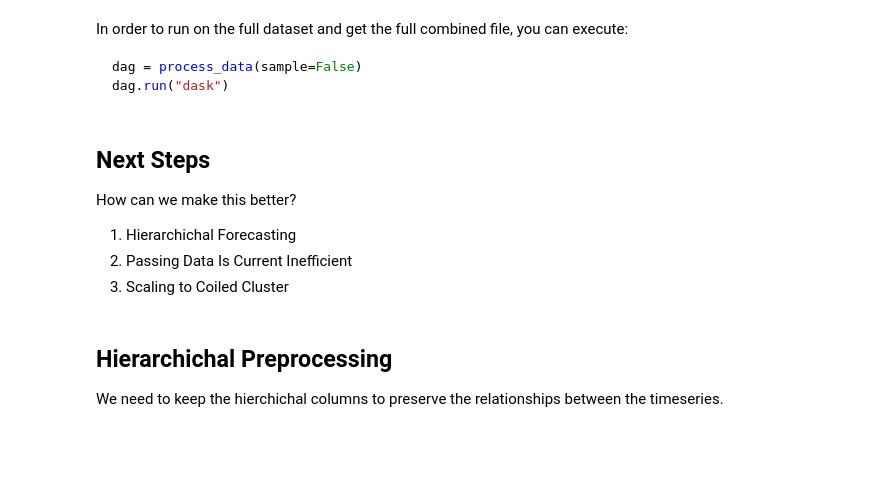
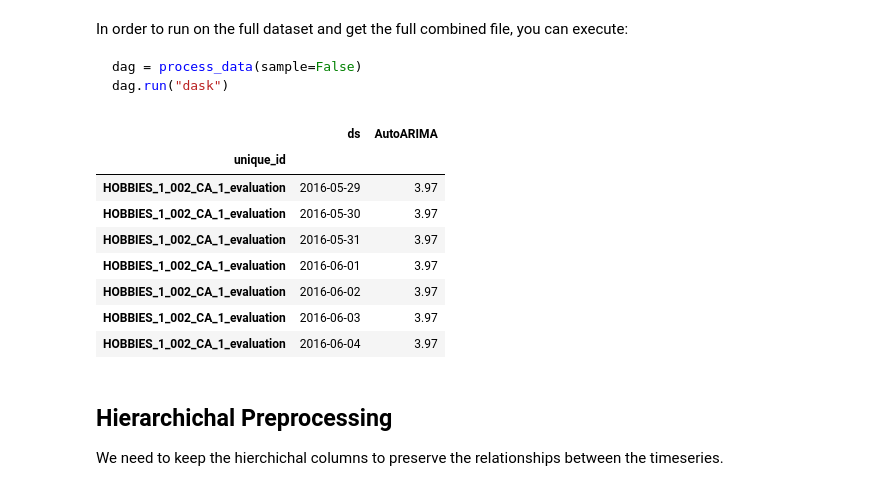
Before and after one commit to kvnkho/large-scale-timeseries, a Jupyter notebook: notebooks/03-preprocessing_with_fugue.ipynb, the cells around one changed output. Saved outputs shown, nothing was run; the diff lists cells and outputs as text; code cells hidden in the pictures; blank space fills up the shorter version.

```diff
--- a/notebooks/03-preprocessing_with_fugue.ipynb
+++ b/notebooks/03-preprocessing_with_fugue.ipynb
@@ -143,27 +137,38 @@ dag.run("dask")
 # %%
 from statsforecast.distributed.utils import forecast
 from statsforecast.models import AutoARIMA
 from statsforecast import StatsForecast
 
 df = pd.read_parquet(f"{WORKING_DIR}/combined.parquet")
 df = df[["unique_id", "ds", "y","sell_price"]]
 
 model = StatsForecast(
     df=df,
     models=[AutoARIMA(season_length=7)],
     freq='D',
     n_jobs=-1
 )
 
-# Pass a forecast to the forecast
-model.forecast(7, X_df)
+# We can forecast for one timeseries.
+# We need the future values of exogenous regressors.
+sample = pd.DataFrame({
+    'unique_id': ['HOBBIES_1_002_CA_1_evaluation']*7,
+    'ds': pd.date_range(start='2016-05-22', end='2016-05-28').tolist(),
+    'sell_price': [3.97] * 7
+})
+
+# Pass the exogenous regressors
+model.forecast(7, sample)
+# %% [output]
+|  | ds | AutoARIMA |
+| unique_id |  |  |
+| HOBBIES_1_002_CA_1_evaluation | 2016-05-29 | 3.97 |
+| HOBBIES_1_002_CA_1_evaluation | 2016-05-30 | 3.97 |
+| HOBBIES_1_002_CA_1_evaluation | 2016-05-31 | 3.97 |
+| HOBBIES_1_002_CA_1_evaluation | 2016-06-01 | 3.97 |
+| HOBBIES_1_002_CA_1_evaluation | 2016-06-02 | 3.97 |
+| HOBBIES_1_002_CA_1_evaluation | 2016-06-03 | 3.97 |
+| HOBBIES_1_002_CA_1_evaluation | 2016-06-04 | 3.97 |
-# %% [markdown]
-## Next Steps
-
-How can we make this better?
-1. Hierarchichal Forecasting
-2. Passing Data Is Current Inefficient
-3. Scaling to Coiled Cluster
 # %% [markdown]
 ## Hierarchichal Preprocessing
 
```
Also changed, not shown: parts of 3 cells of this notebook, 6 other files.
